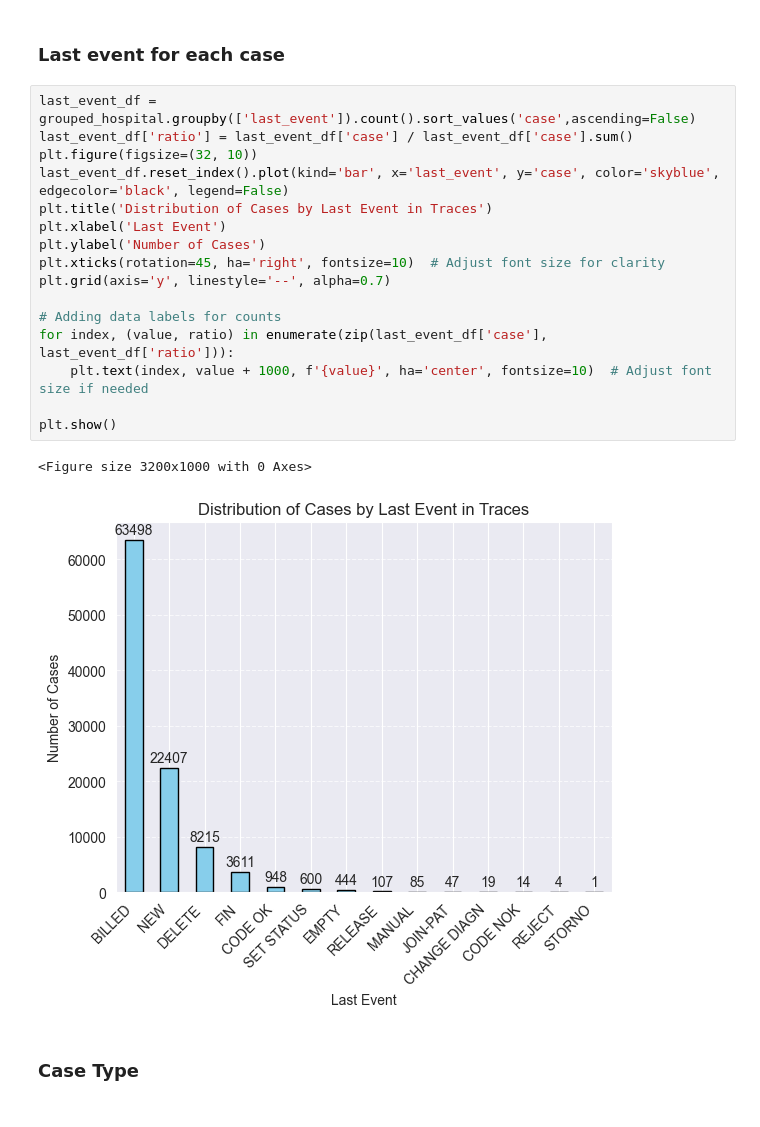
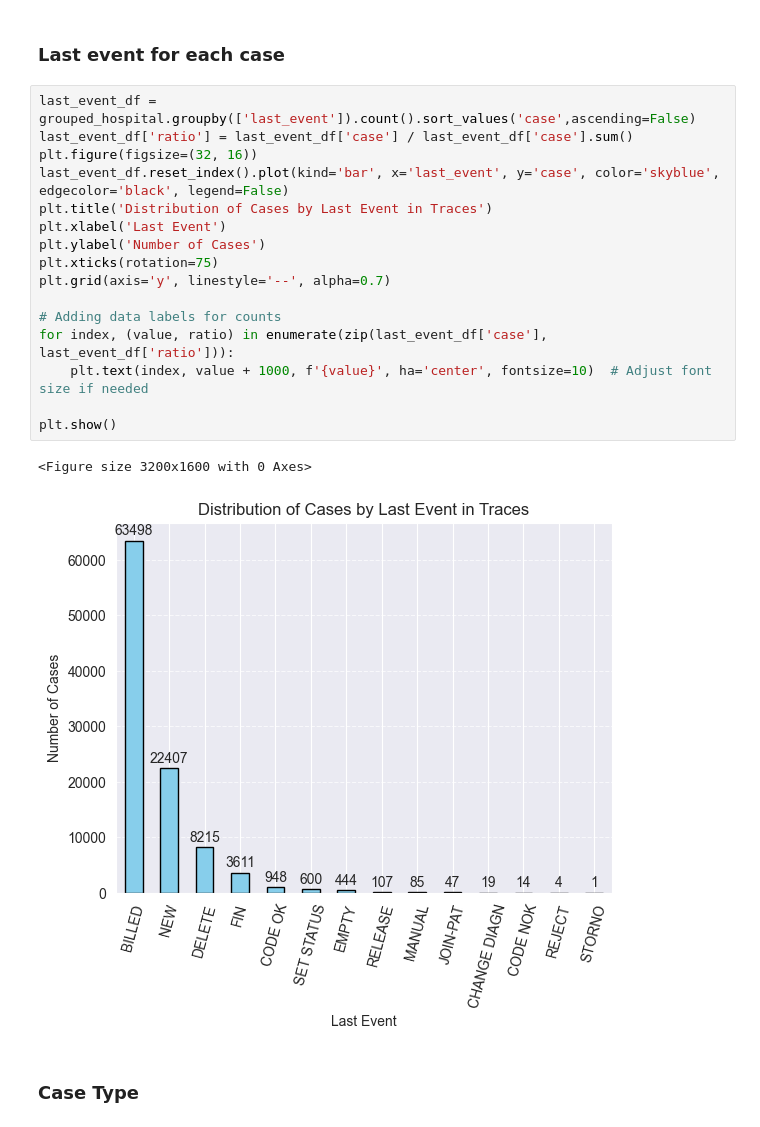
Before and after one commit to deniz0zn/Deniz_2025_BEP, a Jupyter notebook: Jupyter Notebooks/Hospital Billing - Extract and Analyze.ipynb, the cells around one changed output. Cells and saved outputs as stored; diff of their text form.

```diff
--- a/Jupyter Notebooks/Hospital Billing - Extract and Analyze.ipynb
+++ b/Jupyter Notebooks/Hospital Billing - Extract and Analyze.ipynb
@@ -731,22 +526,22 @@ plt.show()
 # %%
 last_event_df = grouped_hospital.groupby(['last_event']).count().sort_values('case',ascending=False)
 last_event_df['ratio'] = last_event_df['case'] / last_event_df['case'].sum()
-plt.figure(figsize=(32, 10))
+plt.figure(figsize=(32, 16))
 last_event_df.reset_index().plot(kind='bar', x='last_event', y='case', color='skyblue', edgecolor='black', legend=False)
 plt.title('Distribution of Cases by Last Event in Traces')
 plt.xlabel('Last Event')
 plt.ylabel('Number of Cases')
-plt.xticks(rotation=45, ha='right', fontsize=10)  # Adjust font size for clarity
+plt.xticks(rotation=75)
 plt.grid(axis='y', linestyle='--', alpha=0.7)
 
 # Adding data labels for counts
 for index, (value, ratio) in enumerate(zip(last_event_df['case'], last_event_df['ratio'])):
     plt.text(index, value + 1000, f'{value}', ha='center', fontsize=10)  # Adjust font size if needed
 
 plt.show()
 # %% [output]
-<Figure size 3200x1000 with 0 Axes>
+<Figure size 3200x1600 with 0 Axes>
-[figure, old version]
+[figure, new version]
 # %% [markdown]
 ### Case Type
 # %%
```
Also changed, not shown: parts of 28 cells of this notebook, 4 other files.
